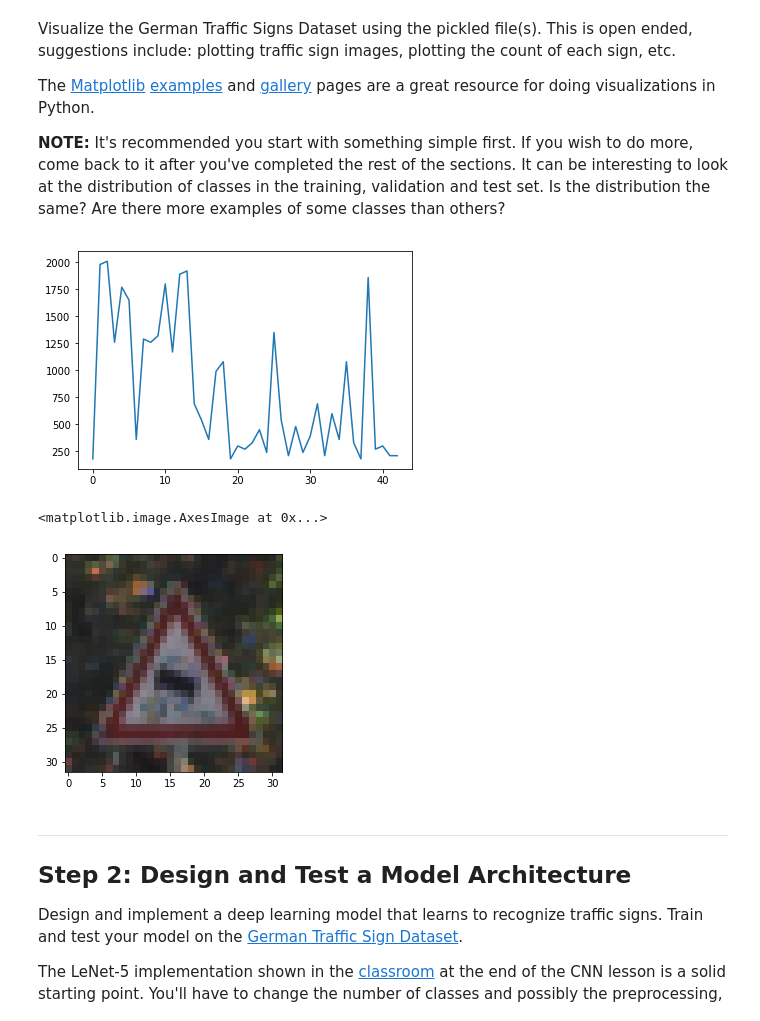
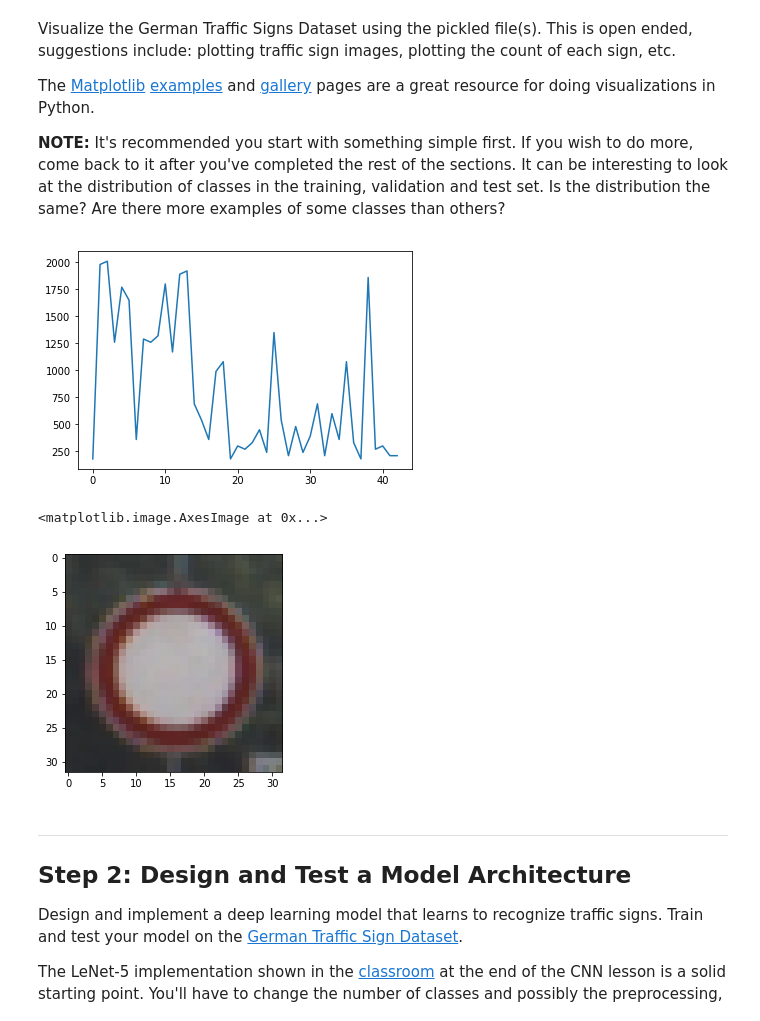
Before and after one commit to samipshah/CarND-Traffic-Sign-Classifier-Project, a Jupyter notebook: Traffic_Sign_Classifier.ipynb, the cells around one changed output. Cells and saved outputs as stored; diff of their text form; code cells hidden in the pictures.

```diff
--- a/Traffic_Sign_Classifier.ipynb
+++ b/Traffic_Sign_Classifier.ipynb
@@ -98,18 +98,18 @@ The [Matplotlib](http://matplotlib.org/) [examples](http://matplotlib.org/exampl
 # %%
 ### Data exploration visualization code goes here.
 ### Feel free to use as many code cells as needed.
 import matplotlib.pyplot as plt
 # Visualizations will be shown in the notebook.
 %matplotlib inline
 x, y = np.unique(y_train, return_counts=True)
 
 plt.plot(x, y)
 plt.show()
-plt.imshow(X_train[1900])
+plt.imshow(X_train[y_train == 15][50])
 # %% [output]
 [figure]
 <matplotlib.image.AxesImage at 0x...>
-[figure, old version]
+[figure, new version]
 # %% [markdown]
 ----
 
```
Also changed, not shown: parts of 9 cells of this notebook, 1 other file.
